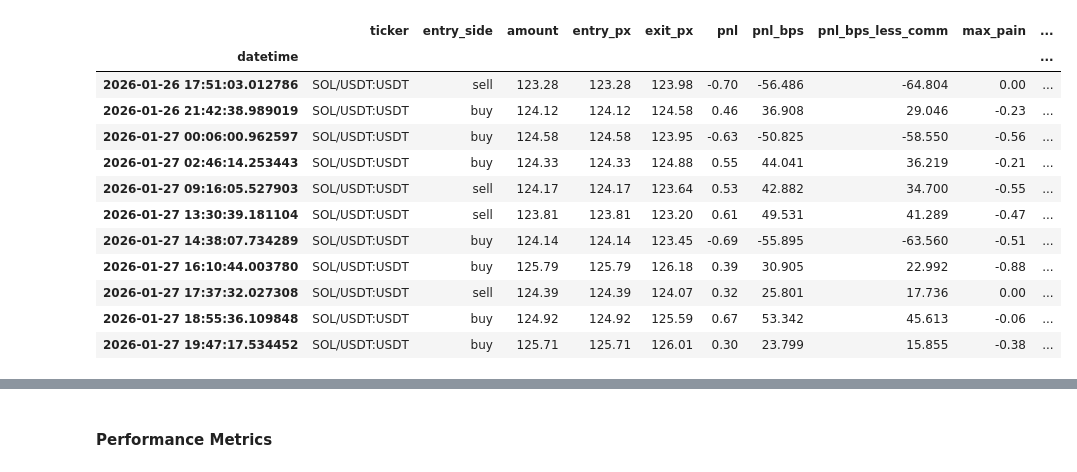
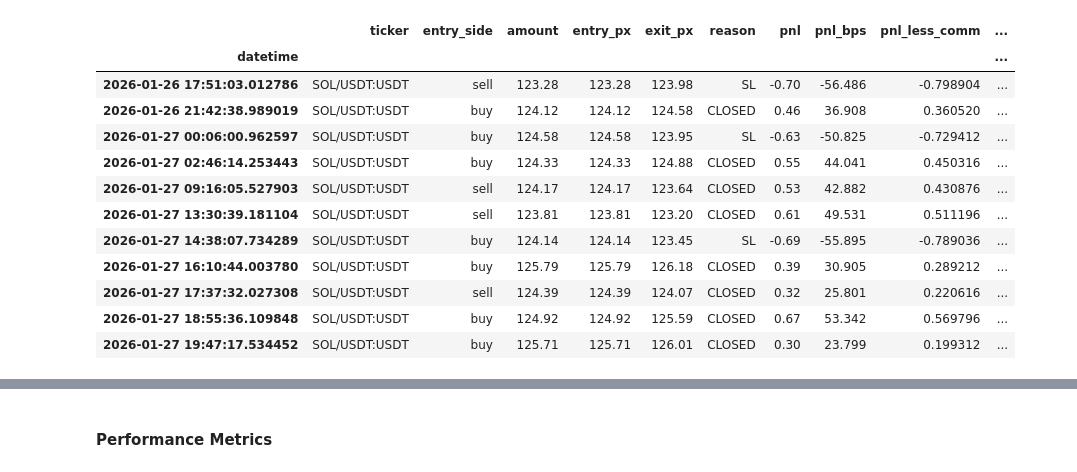
Before and after one commit to r0bbar/siglab, a Jupyter notebook: siglab_py/algo/orderhist_cache_viewer.ipynb, the cells around one changed output, grey strips where cells are left out. Drawn from its saved outputs; the diff is of its cells as text; code cells hidden in the pictures.

```diff
--- a/siglab_py/algo/orderhist_cache_viewer.ipynb
+++ b/siglab_py/algo/orderhist_cache_viewer.ipynb
@@ -24,52 +24,53 @@ import matplotlib.dates as mdates
 
 import time
 # %%
-trade_file = 'orderhist_cache.csv'
+trade_file = 'orderhist_cache_okx_12.csv'
 
 ACC_INITIAL_EQUITY : float = 100
 
 pd_orderhist = pd.read_csv(trade_file)
 pd_orderhist.sort_values(by=['timestamp_ms'], ascending=[True])
 pd_orderhist['datetime'] = pd.to_datetime(pd_orderhist['datetime'])
 pd_orderhist['amount'] = pd_orderhist['amount'].shift(1)
 pd_orderhist['entry_side'] = pd_orderhist['side'].shift(1)
 pd_orderhist['entry_px'] = pd_orderhist['avg_price'].shift(1)
 pd_orderhist['entry_fees'] = pd_orderhist['fees'].shift(1)
 pd_orderhist['total_fees'] = pd_orderhist['entry_fees'] + pd_orderhist['fees']
 pd_orderhist = pd_orderhist[pd_orderhist.reason!='entry']
 pd_orderhist['pnl_less_comm'] = pd_orderhist['pnl'] - pd_orderhist['total_fees']
 pd_orderhist['pnl_bps'] = round(pd_orderhist['pnl_bps'], 3)
 pd_orderhist['pnl_bps_less_comm'] = round(pd_orderhist['pnl_less_comm'] / pd_orderhist['amount'] * 10000, 3)
+pd_orderhist['max_pain_bps'] = round(pd_orderhist['max_pain'] / pd_orderhist['amount'] * 10000, 3)
 pd_orderhist['cumulative_pnl'] = pd_orderhist['pnl_less_comm'].cumsum()
 pd_orderhist['total_equity'] = pd_orderhist['cumulative_pnl'] + ACC_INITIAL_EQUITY
 pd_orderhist['interval_return'] = np.log(pd_orderhist['total_equity'] / pd_orderhist['total_equity'].shift(1))
 
 pd_orderhist.rename(columns={'avg_price': 'exit_px', 'side' : 'exit_side', 'fees' : 'exit_fees'}, inplace=True)
-columns = ['datetime', 'timestamp_ms', 'ticker', 'entry_side', 'amount', 'entry_px', 'exit_px', 'pnl', 'pnl_bps', 'pnl_bps_less_comm', 'max_pain', 'entry_fees', 'exit_fees', 'total_fees', 'pnl_less_comm', 'cumulative_pnl', 'total_equity', 'interval_return', 'remarks']
+columns = ['datetime', 'timestamp_ms', 'ticker', 'entry_side', 'amount', 'entry_px', 'exit_px', 'reason', 'pnl', 'pnl_bps', 'pnl_less_comm', 'pnl_bps_less_comm', 'max_pain', 'max_pain_bps', 'entry_fees', 'exit_fees', 'total_fees', 'cumulative_pnl', 'total_equity', 'interval_return', 'remarks']
 pd_orderhist = pd_orderhist[columns]
 
 
 pd_orderhist.set_index('datetime', inplace=True)
 
 pd_orderhist.drop(pd_orderhist.columns[pd_orderhist.columns.str.contains('unnamed',case = False)],axis = 1, inplace = True)
 pd_orderhist.drop(pd_orderhist.columns[pd_orderhist.columns.str.contains('timestamp_ms',case = False)],axis = 1, inplace = True)
 pd_orderhist.drop(pd_orderhist.columns[pd_orderhist.columns.str.contains('exchange',case = False)],axis = 1, inplace = True)
 
 pd_orderhist
 # %% [output]
-|  | ticker | entry_side | amount | entry_px | exit_px | pnl | pnl_bps | pnl_bps_less_comm | max_pain | ... |
+|  | ticker | entry_side | amount | entry_px | exit_px | reason | pnl | pnl_bps | pnl_less_comm | ... |
 | datetime |  |  |  |  |  |  |  |  |  | ... |
-| 2026-01-26 17:51:03.012786 | SOL/USDT:USDT | sell | 123.28 | 123.28 | 123.98 | -0.70 | -56.486 | -64.804 | 0.00 | ... |
-| 2026-01-26 21:42:38.989019 | SOL/USDT:USDT | buy | 124.12 | 124.12 | 124.58 | 0.46 | 36.908 | 29.046 | -0.23 | ... |
-| 2026-01-27 00:06:00.962597 | SOL/USDT:USDT | buy | 124.58 | 124.58 | 123.95 | -0.63 | -50.825 | -58.550 | -0.56 | ... |
-| 2026-01-27 02:46:14.253443 | SOL/USDT:USDT | buy | 124.33 | 124.33 | 124.88 | 0.55 | 44.041 | 36.219 | -0.21 | ... |
-| 2026-01-27 09:16:05.527903 | SOL/USDT:USDT | sell | 124.17 | 124.17 | 123.64 | 0.53 | 42.882 | 34.700 | -0.55 | ... |
-| 2026-01-27 13:30:39.181104 | SOL/USDT:USDT | sell | 123.81 | 123.81 | 123.20 | 0.61 | 49.531 | 41.289 | -0.47 | ... |
-| 2026-01-27 14:38:07.734289 | SOL/USDT:USDT | buy | 124.14 | 124.14 | 123.45 | -0.69 | -55.895 | -63.560 | -0.51 | ... |
-| 2026-01-27 16:10:44.003780 | SOL/USDT:USDT | buy | 125.79 | 125.79 | 126.18 | 0.39 | 30.905 | 22.992 | -0.88 | ... |
-| 2026-01-27 17:37:32.027308 | SOL/USDT:USDT | sell | 124.39 | 124.39 | 124.07 | 0.32 | 25.801 | 17.736 | 0.00 | ... |
-| 2026-01-27 18:55:36.109848 | SOL/USDT:USDT | buy | 124.92 | 124.92 | 125.59 | 0.67 | 53.342 | 45.613 | -0.06 | ... |
-| 2026-01-27 19:47:17.534452 | SOL/USDT:USDT | buy | 125.71 | 125.71 | 126.01 | 0.30 | 23.799 | 15.855 | -0.38 | ... |
+| 2026-01-26 17:51:03.012786 | SOL/USDT:USDT | sell | 123.28 | 123.28 | 123.98 | SL | -0.70 | -56.486 | -0.798904 | ... |
+| 2026-01-26 21:42:38.989019 | SOL/USDT:USDT | buy | 124.12 | 124.12 | 124.58 | CLOSED | 0.46 | 36.908 | 0.360520 | ... |
+| 2026-01-27 00:06:00.962597 | SOL/USDT:USDT | buy | 124.58 | 124.58 | 123.95 | SL | -0.63 | -50.825 | -0.729412 | ... |
+| 2026-01-27 02:46:14.253443 | SOL/USDT:USDT | buy | 124.33 | 124.33 | 124.88 | CLOSED | 0.55 | 44.041 | 0.450316 | ... |
+| 2026-01-27 09:16:05.527903 | SOL/USDT:USDT | sell | 124.17 | 124.17 | 123.64 | CLOSED | 0.53 | 42.882 | 0.430876 | ... |
+| 2026-01-27 13:30:39.181104 | SOL/USDT:USDT | sell | 123.81 | 123.81 | 123.20 | CLOSED | 0.61 | 49.531 | 0.511196 | ... |
+| 2026-01-27 14:38:07.734289 | SOL/USDT:USDT | buy | 124.14 | 124.14 | 123.45 | SL | -0.69 | -55.895 | -0.789036 | ... |
+| 2026-01-27 16:10:44.003780 | SOL/USDT:USDT | buy | 125.79 | 125.79 | 126.18 | CLOSED | 0.39 | 30.905 | 0.289212 | ... |
+| 2026-01-27 17:37:32.027308 | SOL/USDT:USDT | sell | 124.39 | 124.39 | 124.07 | CLOSED | 0.32 | 25.801 | 0.220616 | ... |
+| 2026-01-27 18:55:36.109848 | SOL/USDT:USDT | buy | 124.92 | 124.92 | 125.59 | CLOSED | 0.67 | 53.342 | 0.569796 | ... |
+| 2026-01-27 19:47:17.534452 | SOL/USDT:USDT | buy | 125.71 | 125.71 | 126.01 | CLOSED | 0.30 | 23.799 | 0.199312 | ... |
 # %%
 plt.figure(figsize=(12, 6))
 plt.plot(pd_orderhist.index, pd_orderhist['total_equity'], label='Total Equity')
```
Also changed, not shown: parts of 1 cell of this notebook.
